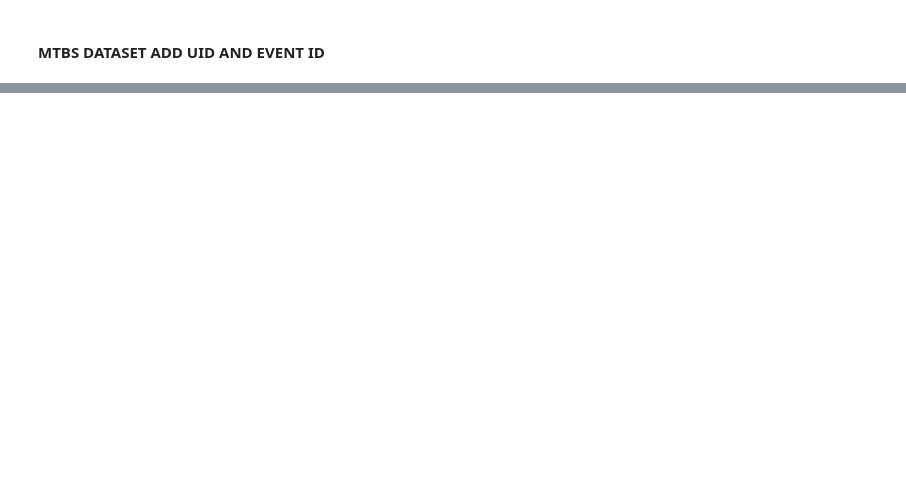
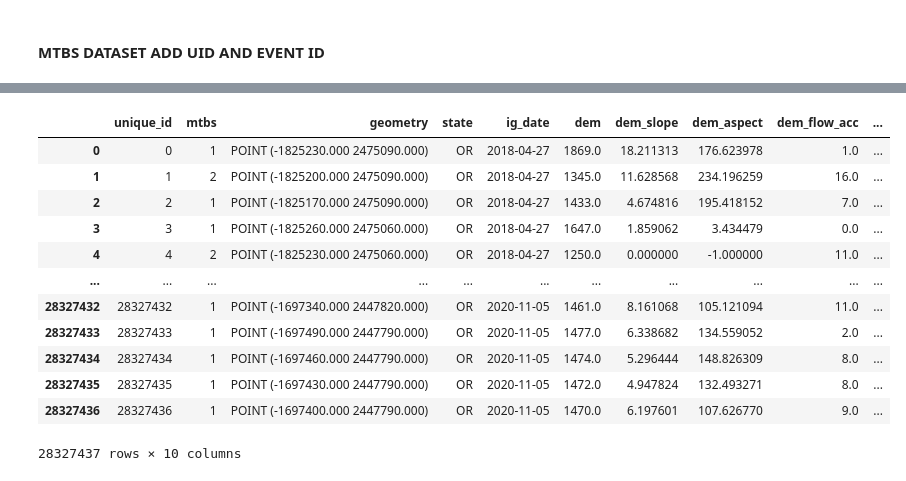
Before and after one commit to cake-dev/FireLab, a Jupyter notebook: Project/data_notebook.ipynb, the cells around one changed output, grey strips where cells are left out. Cells and saved outputs as stored; diff of their text form; code cells hidden in the pictures; blank space fills up the shorter version.

```diff
--- a/Project/data_notebook.ipynb
+++ b/Project/data_notebook.ipynb
@@ -184,3 +179,19 @@ with ProgressBar():
+# %%
+mtbs_final_computed
+# %% [output]
+|  | unique_id | mtbs | geometry | state | ig_date | dem | dem_slope | dem_aspect | dem_flow_acc | ... |
+| 0 | 0 | 1 | POINT (-1825230.000 2475090.000) | OR | 2018-04-27 | 1869.0 | 18.211313 | 176.623978 | 1.0 | ... |
+| 1 | 1 | 2 | POINT (-1825200.000 2475090.000) | OR | 2018-04-27 | 1345.0 | 11.628568 | 234.196259 | 16.0 | ... |
+| 2 | 2 | 1 | POINT (-1825170.000 2475090.000) | OR | 2018-04-27 | 1433.0 | 4.674816 | 195.418152 | 7.0 | ... |
+| 3 | 3 | 1 | POINT (-1825260.000 2475060.000) | OR | 2018-04-27 | 1647.0 | 1.859062 | 3.434479 | 0.0 | ... |
+| 4 | 4 | 2 | POINT (-1825230.000 2475060.000) | OR | 2018-04-27 | 1250.0 | 0.000000 | -1.000000 | 11.0 | ... |
+| ... | ... | ... | ... | ... | ... | ... | ... | ... | ... | ... |
+| 28327432 | 28327432 | 1 | POINT (-1697340.000 2447820.000) | OR | 2020-11-05 | 1461.0 | 8.161068 | 105.121094 | 11.0 | ... |
+| 28327433 | 28327433 | 1 | POINT (-1697490.000 2447790.000) | OR | 2020-11-05 | 1477.0 | 6.338682 | 134.559052 | 2.0 | ... |
+| 28327434 | 28327434 | 1 | POINT (-1697460.000 2447790.000) | OR | 2020-11-05 | 1474.0 | 5.296444 | 148.826309 | 8.0 | ... |
+| 28327435 | 28327435 | 1 | POINT (-1697430.000 2447790.000) | OR | 2020-11-05 | 1472.0 | 4.947824 | 132.493271 | 8.0 | ... |
+| 28327436 | 28327436 | 1 | POINT (-1697400.000 2447790.000) | OR | 2020-11-05 | 1470.0 | 6.197601 | 107.626770 | 9.0 | ... |
+28327437 rows × 10 columns
 # %%
 # plot a fire topo map
 
```
Also changed, not shown: parts of 7 cells of this notebook, 2 other files.
